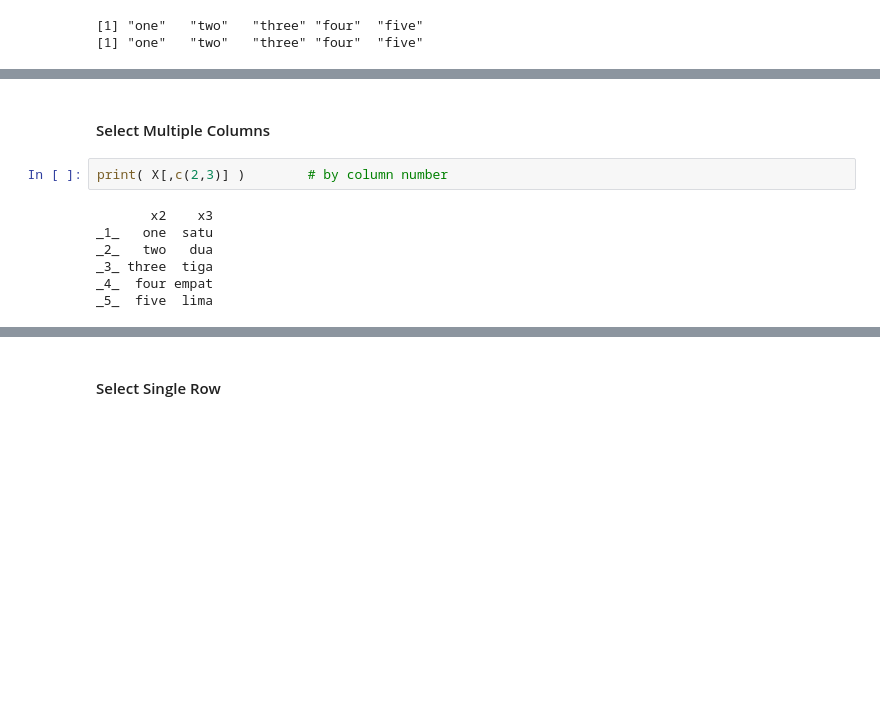
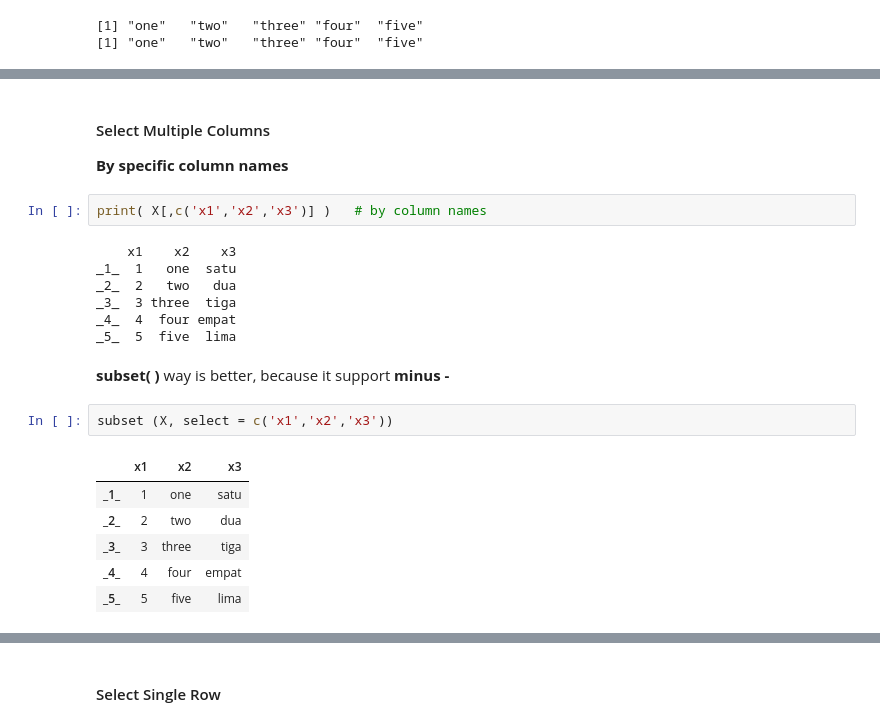
Before and after one commit to yongks/r_book, a Jupyter notebook: 01-fundamental.ipynb, the cells around one changed output, grey strips where cells are left out. Drawn from its saved outputs; the diff is of its cells as text; blank space fills up the shorter version.

```diff
--- a/01-fundamental.ipynb
+++ b/01-fundamental.ipynb
@@ -1041,11 +1071,23 @@ print( X[,'x2'] ) # column name
 # %% [markdown]
 #### Select Multiple Columns
+**By specific column names**
 # %%
-print( X[,c(2,3)] )        # by column number
+print( X[,c('x1','x2','x3')] )   # by column names
 # %% [output]
-       x2    x3
-_1_   one  satu
-_2_   two   dua
-_3_ three  tiga
-_4_  four empat
-_5_  five  lima
+    x1    x2    x3
+_1_  1   one  satu
+_2_  2   two   dua
+_3_  3 three  tiga
+_4_  4  four empat
+_5_  5  five  lima
+# %% [markdown]
+**subset( )** way is better, because it support **minus -**
+# %%
+subset (X, select = c('x1','x2','x3'))
+# %% [output]
+|  | x1 | x2 | x3 |
+| _1_ | 1 | one | satu |
+| _2_ | 2 | two | dua |
+| _3_ | 3 | three | tiga |
+| _4_ | 4 | four | empat |
+| _5_ | 5 | five | lima |
```
Also changed, not shown: parts of 54 cells of this notebook, 32 other files.
